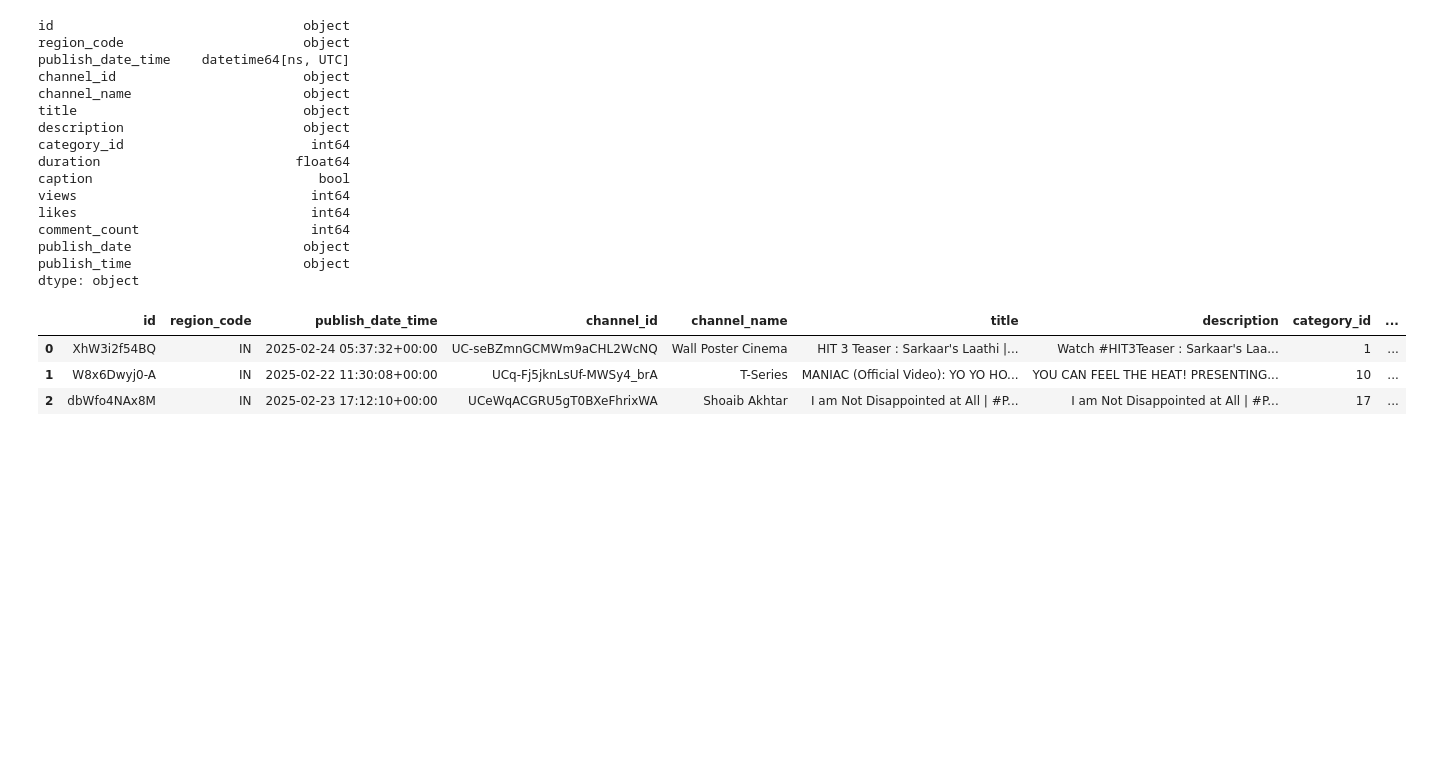
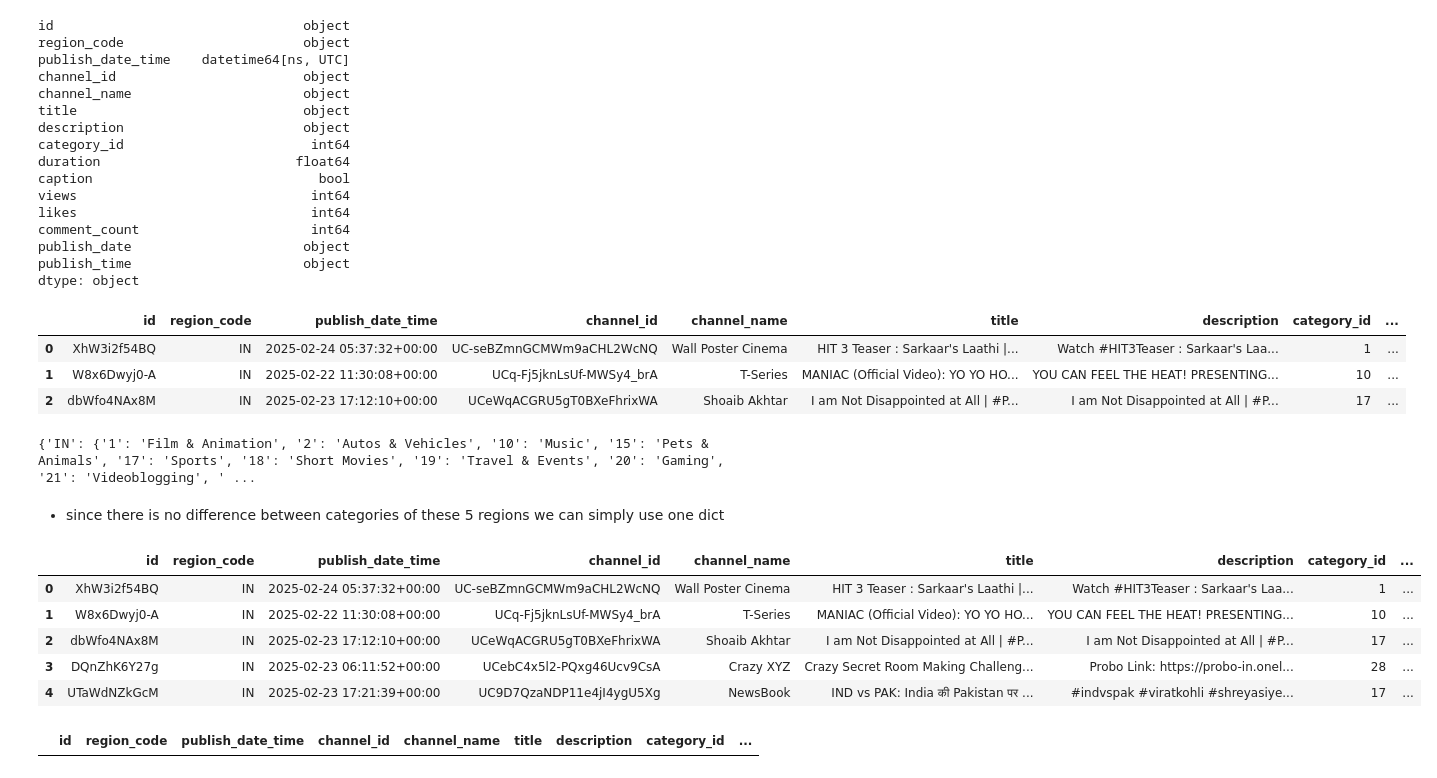
Before and after one commit to AERI078/youtube_data_analysis_project, a Jupyter notebook: 02_EDA.ipynb, the cells around one changed output. Drawn from its saved outputs; the diff is of its cells as text; code cells hidden in the pictures; blank space fills up the shorter version.

```diff
--- a/02_EDA.ipynb
+++ b/02_EDA.ipynb
@@ -142,0 +133,22 @@ request = youtube.videoCategories().list(
+# %%
+""""Getting categories for all regions using Youtube Data API"""
+
+# from mypackage import get_youtube_object
+
+# youtube = get_youtube_object()
+
+# categories = {}
+# for region in ['IN', 'US', 'BR', 'ID', 'MX']:
+#     request = youtube.videoCategories().list(
+#             part="snippet",
+#             regionCode='IN'
+#         )
+#     response = request.execute()
+#     tmp_dict = {}
+#     for i in range(len(response['items'])):
+#         tmp_dict[response['items'][i]['id']] = response['items'][i]['snippet']['title']
+#     categories[region] = tmp_dict
+
+# print(categories)
+# %% [output]
+{'IN': {'1': 'Film & Animation', '2': 'Autos & Vehicles', '10': 'Music', '15': 'Pets & Animals', '17': 'Sports', '18': 'Short Movies', '19': 'Travel & Events', '20': 'Gaming', '21': 'Videoblogging', ' ...
@@ -142,0 +161,20 @@ request = youtube.videoCategories().list(
+# %% [markdown]
+- since there is no difference between categories of these 5 regions we can simply use one dict
+# %%
+categories = {'1': 'Film & Animation', '2': 'Autos & Vehicles', '10': 'Music', '15': 'Pets & Animals', '17': 'Sports', '18': 'Short Movies', '19': 'Travel & Events', '20': 'Gaming', '21': 'Videoblogging', '22': 'People & Blogs', '23': 'Comedy', '24': 'Entertainment', '25': 'News & Politics', '26': 'Howto & Style', '27': 'Education', '28': 'Science & Technology', '30': 'Movies', '31': 'Anime/Animation', '32': 'Action/Adventure', '33': 'Classics', '34': 'Comedy', '35': 'Documentary', '36': 'Drama', '37': 'Family', '38': 'Foreign', '39': 'Horror', '40': 'Sci-Fi/Fantasy', '41': 'Thriller', '42': 'Shorts', '43': 'Shows', '44': 'Trailers'}
+# %%
+df['category'] = df['category_id'].apply(lambda x: categories[str(x)] if str(x) in categories.keys() else 'NaN')
+
+df.head()
+# %% [output]
+|  | id | region_code | publish_date_time | channel_id | channel_name | title | description | category_id | ... |
+| 0 | XhW3i2f54BQ | IN | 2025-02-24 05:37:32+00:00 | UC-seBZmnGCMWm9aCHL2WcNQ | Wall Poster Cinema | HIT 3 Teaser : Sarkaar's Laathi |... | Watch #HIT3Teaser : Sarkaar's Laa... | 1 | ... |
+| 1 | W8x6Dwyj0-A | IN | 2025-02-22 11:30:08+00:00 | UCq-Fj5jknLsUf-MWSy4_brA | T-Series | MANIAC (Official Video): YO YO HO... | YOU CAN FEEL THE HEAT! PRESENTING... | 10 | ... |
+| 2 | dbWfo4NAx8M | IN | 2025-02-23 17:12:10+00:00 | UCeWqACGRU5gT0BXeFhrixWA | Shoaib Akhtar | I am Not Disappointed at All | #P... | I am Not Disappointed at All | #P... | 17 | ... |
+| 3 | DQnZhK6Y27g | IN | 2025-02-23 06:11:52+00:00 | UCebC4x5l2-PQxg46Ucv9CsA | Crazy XYZ | Crazy Secret Room Making Challeng... | Probo Link: https://probo-in.onel... | 28 | ... |
+| 4 | UTaWdNZkGcM | IN | 2025-02-23 17:21:39+00:00 | UC9D7QzaNDP11e4jI4ygU5Xg | NewsBook | IND vs PAK: India की Pakistan पर ... | #indvspak #viratkohli #shreyasiye... | 17 | ... |
+# %%
+# checking for missing categories
+df[df['category'] == 'Nan']
+# %% [output]
+|  | id | region_code | publish_date_time | channel_id | channel_name | title | description | category_id | ... |
```
Also changed, not shown: parts of 2 cells of this notebook, 6 other files.
